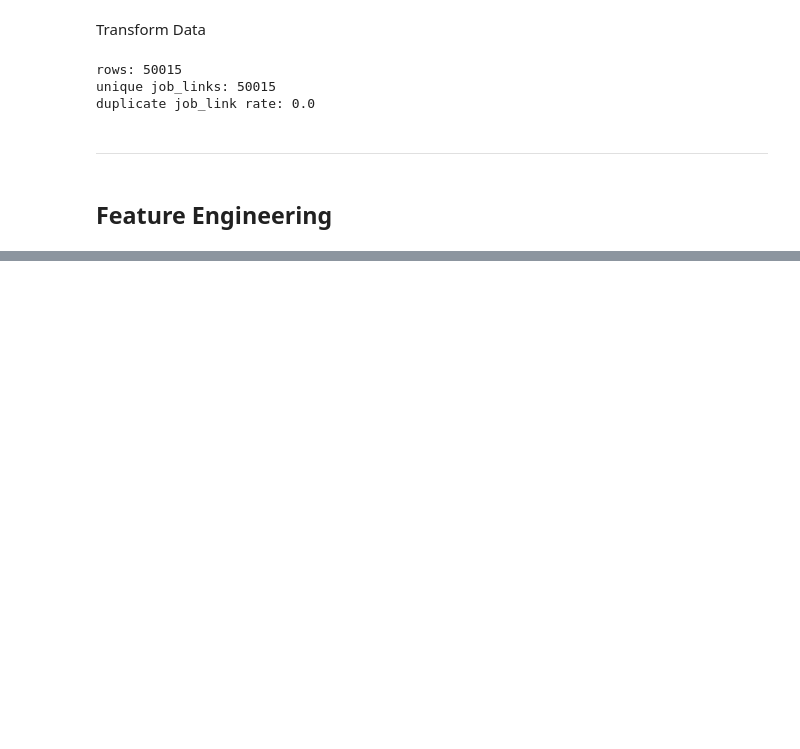
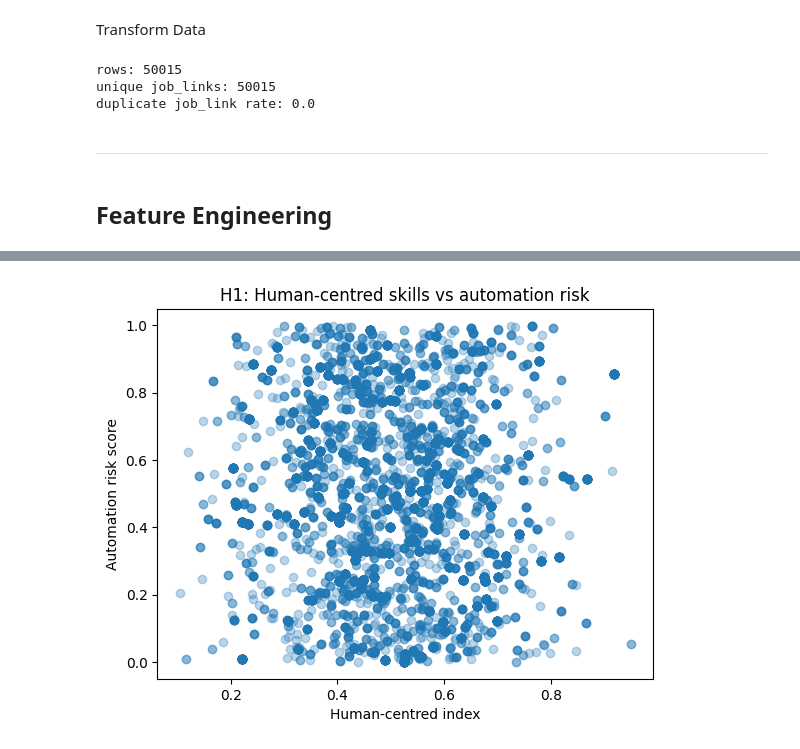
Before and after one commit to sunnyjandu/AI-and-the-Future-of-Work-and-Learning, a Jupyter notebook: jupyter_notebooks/data_analysis.ipynb, the cells around one changed output, grey strips where cells are left out. Saved outputs shown, nothing was run; the diff lists cells and outputs as text; code cells hidden in the pictures; blank space fills up the shorter version.

```diff
--- a/jupyter_notebooks/data_analysis.ipynb
+++ b/jupyter_notebooks/data_analysis.ipynb
@@ -108,0 +223,12 @@ Job roles that require more human-centred skills (such as communication, creativ
+# %%
+plt.scatter(
+    df_posting["human_centred_index"],
+    df_posting["automation_risk_score"],
+    alpha=0.3
+)
+plt.xlabel("Human-centred index")
+plt.ylabel("Automation risk score")
+plt.title("H1: Human-centred skills vs automation risk")
+plt.show()
+# %% [output]
+[figure, added]
```
Also changed, not shown: parts of 22 cells of this notebook, 2 other files.
